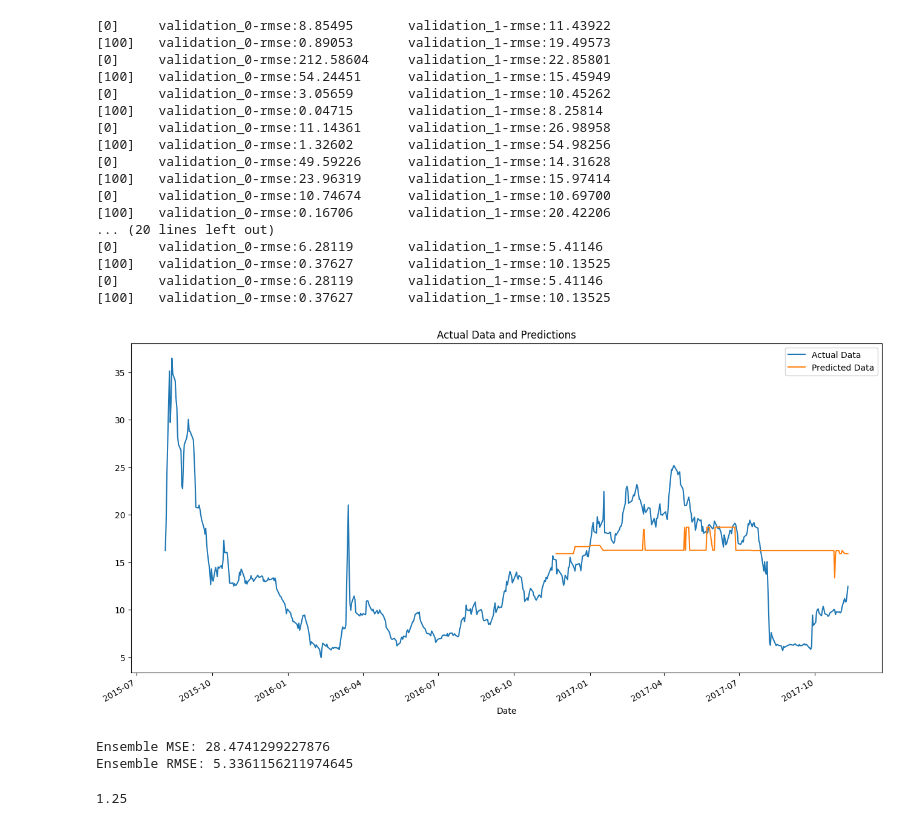
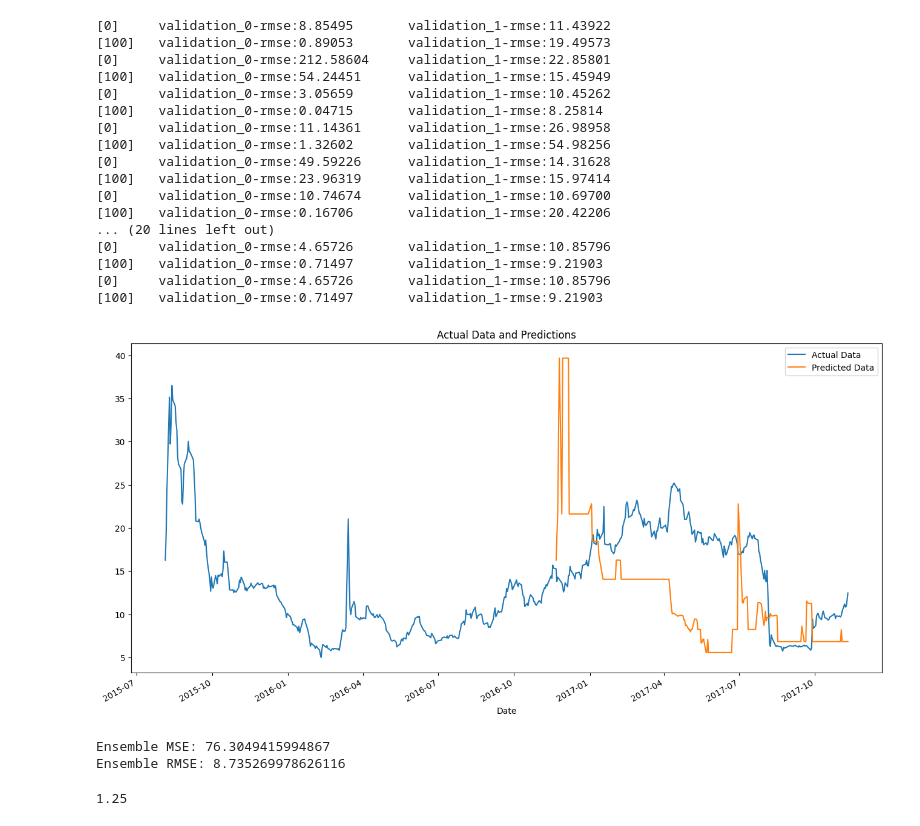
Before and after one commit to briangasca/Stock_ML_Models, a Jupyter notebook: XGBoost_Model_Ver_2.ipynb, the cells around one changed output. Drawn from its saved outputs; the diff is of its cells as text; code cells hidden in the pictures.

```diff
--- a/XGBoost_Model_Ver_2.ipynb
+++ b/XGBoost_Model_Ver_2.ipynb
@@ -26,7 +26,7 @@ stockDatasets = ["yrd.us.txt", "yten.us.txt", "ytra.us.txt", "yum.us.txt", "yuma
 '''
 stockDatasets = ["yrd.us.txt", "yten.us.txt", "ytra.us.txt", "yum.us.txt", "yuma.us.txt",
                  "yumc.us.txt", "yume.us.txt", "yy.us.txt", "z.us.txt", "zagg.us.txt",
-                 "zais.us.txt", "zayo.us.txt", "zb_a.us.txt", ]
+                 "zais.us.txt", "zayo.us.txt", "zb_a.us.txt"]
 # Observation: Adding datasets can change the prediction DRASTICALLY
 # Maybe... add datasets until we get lowest error?
 
@@ -52,9 +52,10 @@ for df in dfs:
 
 # Give train_sets weight based on graph to predict future prices of
 #train_predicting_set = df.loc[df.index < "2016-03-07"]
-train_predicting_set = df.loc[df.index < "2016-11-21"]
+train_predicting_set = zyne_df.loc[zyne_df.index < "2016-11-21"]
 weight = 5
 
+# weight mechanic doesn't seem to work if zyne_df is used instead of just df
 for i in range(weight):
   train_sets.append(train_predicting_set)
 
@@ -172,40 +173,40 @@ final_prediction = closest_prediction
 ########
 
 test_set["prediction"] = final_prediction
 zyne_df = zyne_df.merge(test_set[["prediction"]], how = "left", left_index = True, right_index = True)
 
 ax = zyne_df[["Close"]].plot(figsize = (16, 8))
 zyne_df["prediction"].plot(ax = ax)
 plt.legend(["Actual Data", "Predicted Data"])
 ax.set_title("Actual Data and Predictions")
 plt.show()
 
 # Evaluate Accuracy
 ensemble_mse = mean_squared_error(y_test_sample, final_prediction)
 print("Ensemble MSE:", ensemble_mse)
 ensemble_rmse = np.sqrt(ensemble_mse)
 print("Ensemble RMSE:", ensemble_rmse)
 # %% [output]
 [0]     validation_0-rmse:8.85495       validation_1-rmse:11.43922
 [100]   validation_0-rmse:0.89053       validation_1-rmse:19.49573
 [0]     validation_0-rmse:212.58604     validation_1-rmse:22.85801
 [100]   validation_0-rmse:54.24451      validation_1-rmse:15.45949
 [0]     validation_0-rmse:3.05659       validation_1-rmse:10.45262
 [100]   validation_0-rmse:0.04715       validation_1-rmse:8.25814
 [0]     validation_0-rmse:11.14361      validation_1-rmse:26.98958
 [100]   validation_0-rmse:1.32602       validation_1-rmse:54.98256
 [0]     validation_0-rmse:49.59226      validation_1-rmse:14.31628
 [100]   validation_0-rmse:23.96319      validation_1-rmse:15.97414
 [0]     validation_0-rmse:10.74674      validation_1-rmse:10.69700
 [100]   validation_0-rmse:0.16706       validation_1-rmse:20.42206
 ... (20 lines left out)
-[0]     validation_0-rmse:6.28119       validation_1-rmse:5.41146
-[100]   validation_0-rmse:0.37627       validation_1-rmse:10.13525
-[0]     validation_0-rmse:6.28119       validation_1-rmse:5.41146
-[100]   validation_0-rmse:0.37627       validation_1-rmse:10.13525
+[0]     validation_0-rmse:4.65726       validation_1-rmse:10.85796
+[100]   validation_0-rmse:0.71497       validation_1-rmse:9.21903
+[0]     validation_0-rmse:4.65726       validation_1-rmse:10.85796
+[100]   validation_0-rmse:0.71497       validation_1-rmse:9.21903
-[figure, old version]
+[figure, new version]
-Ensemble MSE: 28.4741299227876
-Ensemble RMSE: 5.3361156211974645
+Ensemble MSE: 76.3049415994867
+Ensemble RMSE: 8.735269978626116
 # %%
 train_predicting_set['Close'][0]
 # %% [output]
```
Also changed, not shown: parts of 1 cell of this notebook.
